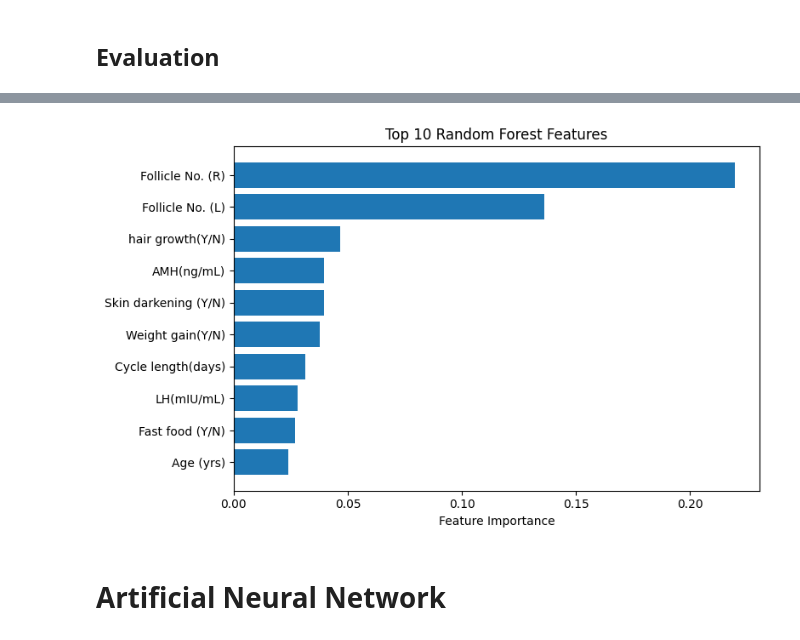
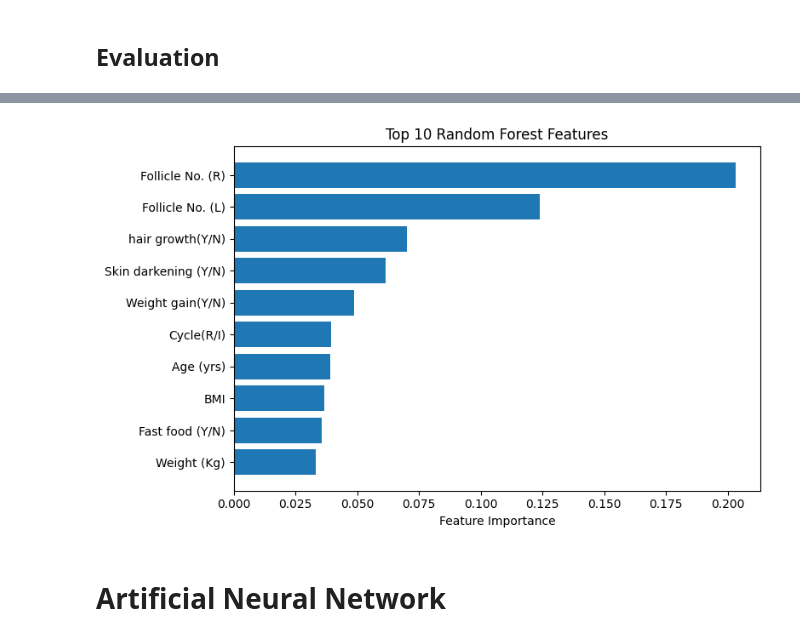
Before and after one commit to AleksandraZecevic/PCOS_diagnosis_ML, a Jupyter notebook: PCOS_Diagnosis.ipynb, the cells around one changed output, grey strips where cells are left out. Saved outputs shown, nothing was run; the diff lists cells and outputs as text; code cells hidden in the pictures.

Commit message:
8th commit - Learning about gridSearch so I changed RF and LR model, hopefully finished with both of them

```diff
--- a/PCOS_Diagnosis.ipynb
+++ b/PCOS_Diagnosis.ipynb
@@ -154,7 +176,7 @@ print(all_features)
 # %% [markdown]
 Assigning what features we wanna use
 # %%
-pcos_features = all_features
+pcos_features = doctor_observable_features
 # %% [markdown]
 Last cleaning data procces is removing null values from feature list
 # %%
@@ -236,13 +261,3 @@ X_val = scaler.fit_transform(X_val)
 # Logistic Regression
 # %% [markdown]
 ## Train the model
-# %%
-logistic_model = LogisticRegression(
-    class_weight={0: 1, 1: 1},
-    max_iter=500
-)
-# missing pcos patients is worse than misclassifying a non PCOS-patient
-# so the clas 1 weights twice more than class 0
-
-#actually train the model
-logistic_model.fit(X_train, y_train)
@@ -341,17 +408,3 @@ print(f"Experiment logged successfully! Feature set: {feature_set_label}")
 # Random Forest Classifier
 # %% [markdown]
 ## Train the model
-# %%
-rf_model = RandomForestClassifier(random_state=67)
-
-rf_model.fit(X_train, y_train)
-
-y_predictions_rf = rf_model.predict(X_val)
-
-rf_val_accuracy = accuracy_score(y_val, y_predictions_rf)
-
-print(f"Accuracy: {rf_val_accuracy: .4f}")
-
-print("\nClassification report:\n", classification_report(y_val, y_predictions_rf))
-
-print("\nConfusion matrix:\n",confusion_matrix(y_val, y_predictions_rf))
@@ -375,5 +411,7 @@ Confusion matrix:
 # %%
-param_grid = {
+rf_model = RandomForestClassifier(random_state=67)
+
+param_grid_RF = {
     'n_estimators': [10, 100, 200, 300],
     'max_depth': [3, 5, 10, 20, None],
     'max_features':["sqrt", "log2", None],
@@ -382,12 +420,11 @@ param_grid = {
 }
 #dictionary with parameters names (str) as keys and lists of parameter settings
 
-rf_model = RandomForestClassifier(random_state=67)
 
-#scoring strategy to evaluate the performance of the cross-validated model on the test set.
+#scoring strategy to evaluate the performance of the cross-validated model on the test set. I choose recall because i want least number of false negatives
 #n_jobs -> -1 means using all processors
 #verbose : Controls the verbosity: the higher, the more messages. ( опширност )
-grid_search = GridSearchCV(rf_model, param_grid, cv=10, scoring='accuracy', n_jobs=-1, verbose=2)
+grid_search = GridSearchCV(rf_model, param_grid_RF, cv=10, scoring='recall', n_jobs=-1, verbose=2)
 grid_search.fit(X_train, y_train)
 
 best_rf = grid_search.best_estimator_
@@ -429,17 +466,21 @@ Confusion Matrix:
 # %%
+feature_importances = best_rf.feature_importances_
+feature_names = doctor_observable_features
+sorted_indices = np.argsort(feature_importances)[::-1]
+
 top_k = 10
 indices = sorted_indices[:top_k]
 
-plt.figure(figsize=(8, 5))
+plt.figure(figsize=(8,5))
 plt.barh(
     np.array(feature_names)[indices][::-1],
     feature_importances[indices][::-1]
 )
 plt.xlabel("Feature Importance")
 plt.title("Top 10 Random Forest Features")
 plt.tight_layout()
 plt.show()
 # %% [output]
-[figure, old version]
+[figure, new version]
 # %% [markdown]
 # Artificial Neural Network
```
Also changed, not shown: parts of 23 cells of this notebook.
